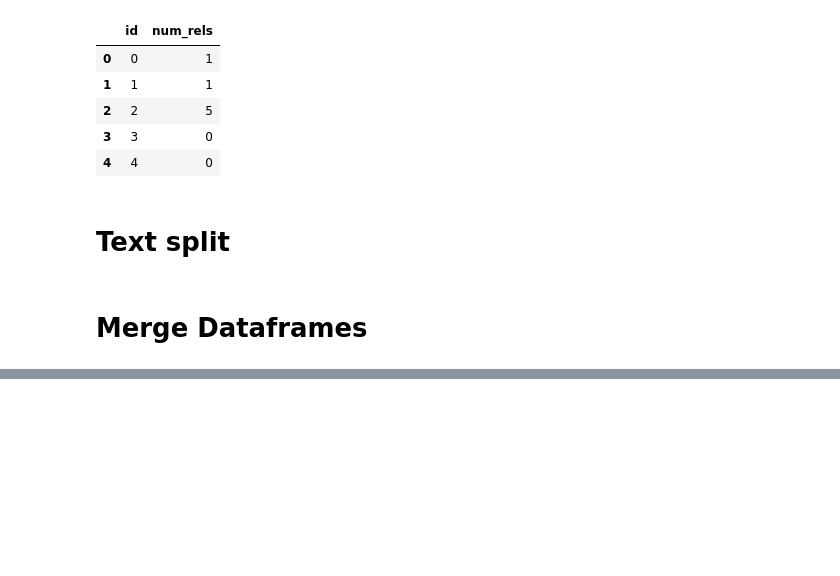
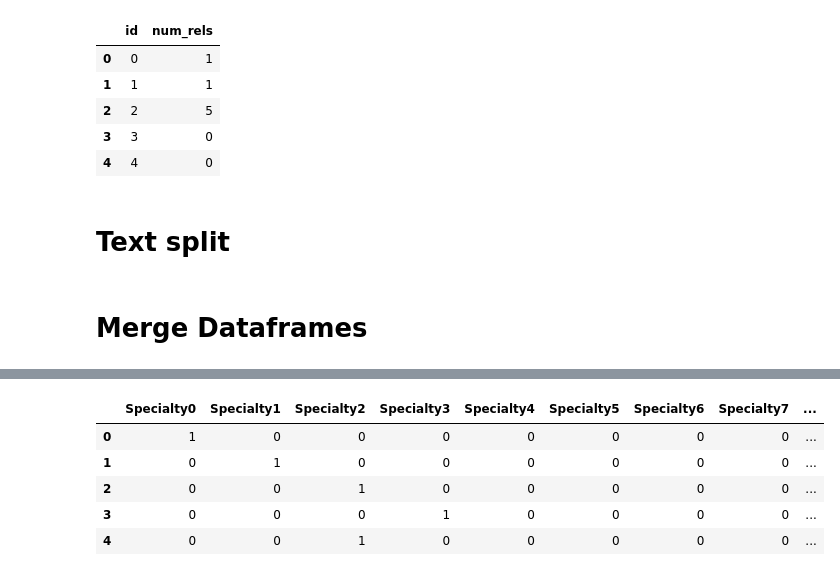
Before and after one commit to StefHerregods/datathon-AI-art, a Jupyter notebook: DataProcessing/1_DataProcessingMerge.ipynb, the cells around one changed output, grey strips where cells are left out. Drawn from its saved outputs; the diff is of its cells as text; code cells hidden in the pictures; blank space fills up the shorter version.

```diff
--- a/DataProcessing/1_DataProcessingMerge.ipynb
+++ b/DataProcessing/1_DataProcessingMerge.ipynb
@@ -222,0 +254,12 @@ df1 = pd.concat(df_list1)
+# %%
+Special_dummies = pd.get_dummies(Special["specialty_id"])
+Special_dummies.columns = Special_dummies.columns.astype(int).astype(str)
+Special_dummies = Special_dummies.add_prefix("Specialty")
+Special_dummies.head()
+# %% [output]
+|  | Specialty0 | Specialty1 | Specialty2 | Specialty3 | Specialty4 | Specialty5 | Specialty6 | Specialty7 | ... |
+| 0 | 1 | 0 | 0 | 0 | 0 | 0 | 0 | 0 | ... |
+| 1 | 0 | 1 | 0 | 0 | 0 | 0 | 0 | 0 | ... |
+| 2 | 0 | 0 | 1 | 0 | 0 | 0 | 0 | 0 | ... |
+| 3 | 0 | 0 | 0 | 1 | 0 | 0 | 0 | 0 | ... |
+| 4 | 0 | 0 | 1 | 0 | 0 | 0 | 0 | 0 | ... |
```
Also changed, not shown: parts of 12 cells of this notebook, 1 other file.
